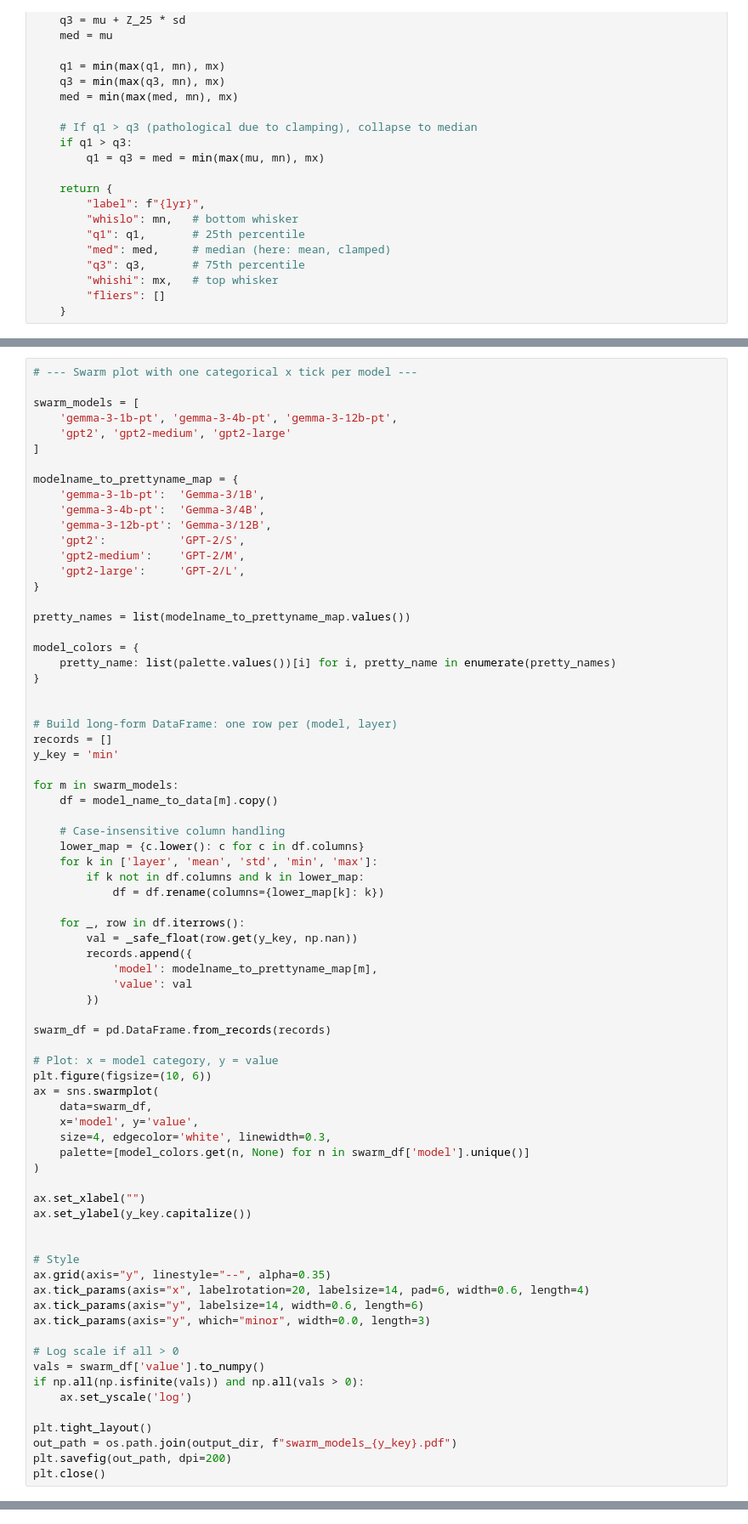
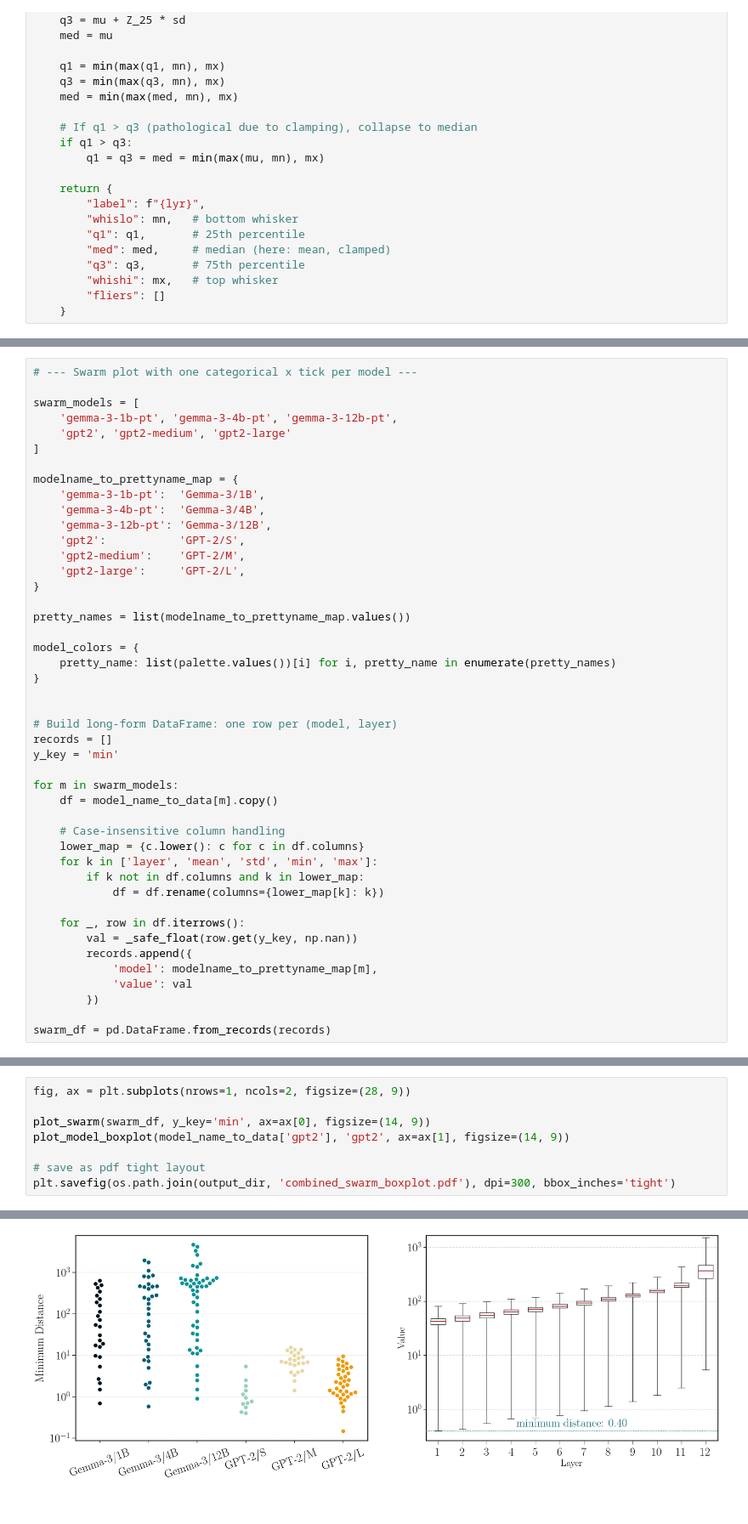
Before and after one commit to crisostomi/plots, a Jupyter notebook: notebooks/sampling_collisions.ipynb, the cells around one changed output, grey strips where cells are left out. Shown: that part at 85% size. Drawn from its saved outputs; the diff is of its cells as text.

```diff
--- a/notebooks/sampling_collisions.ipynb
+++ b/notebooks/sampling_collisions.ipynb
@@ -243,32 +318,3 @@ for m in swarm_models:
         })
 
 swarm_df = pd.DataFrame.from_records(records)
-
-# Plot: x = model category, y = value
-plt.figure(figsize=(10, 6))
-ax = sns.swarmplot(
-    data=swarm_df,
-    x='model', y='value',
-    size=4, edgecolor='white', linewidth=0.3,
-    palette=[model_colors.get(n, None) for n in swarm_df['model'].unique()]
-)
-
-ax.set_xlabel("")
-ax.set_ylabel(y_key.capitalize())
-
-
-# Style
-ax.grid(axis="y", linestyle="--", alpha=0.35)
-ax.tick_params(axis="x", labelrotation=20, labelsize=14, pad=6, width=0.6, length=4)
-ax.tick_params(axis="y", labelsize=14, width=0.6, length=6)
-ax.tick_params(axis="y", which="minor", width=0.0, length=3)
-
-# Log scale if all > 0
-vals = swarm_df['value'].to_numpy()
-if np.all(np.isfinite(vals)) and np.all(vals > 0):
-    ax.set_yscale('log')
-
-plt.tight_layout()
-out_path = os.path.join(output_dir, f"swarm_models_{y_key}.pdf")
-plt.savefig(out_path, dpi=200)
-plt.close()
@@ -278,0 +395,9 @@ Passing `palette` without assigning `hue` is deprecated and will be removed in v
+# %%
+fig, ax = plt.subplots(nrows=1, ncols=2, figsize=(28, 9))
+
+plot_swarm(swarm_df, y_key='min', ax=ax[0], figsize=(14, 9))
+plot_model_boxplot(model_name_to_data['gpt2'], 'gpt2', ax=ax[1], figsize=(14, 9))
+
+# save as pdf tight layout
+plt.savefig(os.path.join(output_dir, 'combined_swarm_boxplot.pdf'), dpi=300, bbox_inches='tight')
+# %% [output]
@@ -278,0 +407 @@ Passing `palette` without assigning `hue` is deprecated and will be removed in v
+[figure, added]
```
Also changed, not shown: parts of 17 cells of this notebook, 7 other files.
